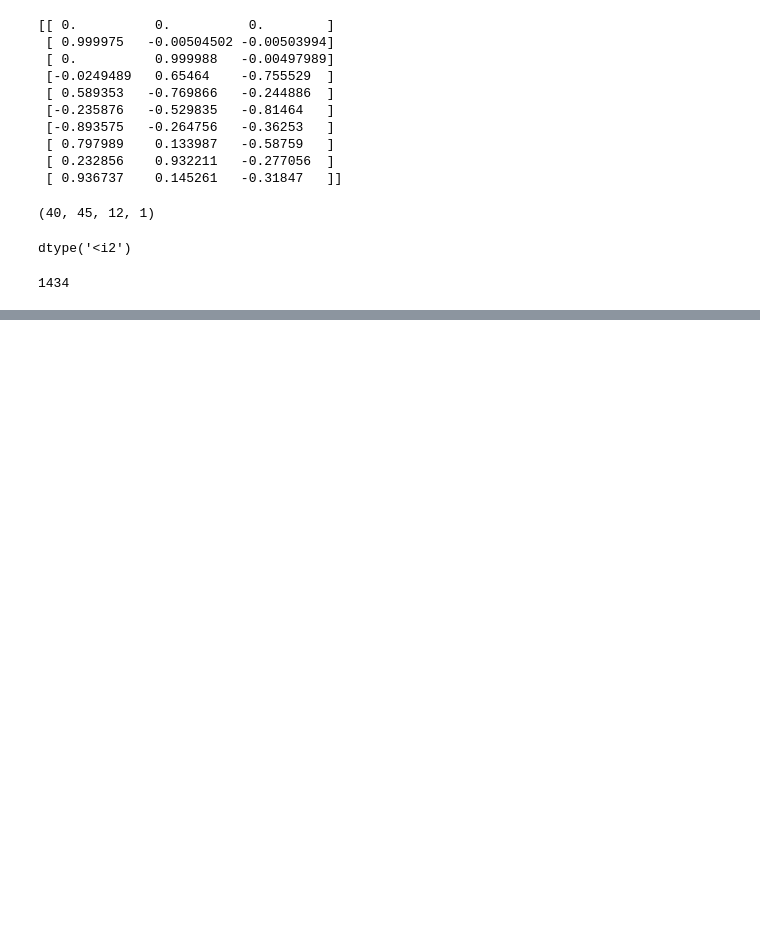
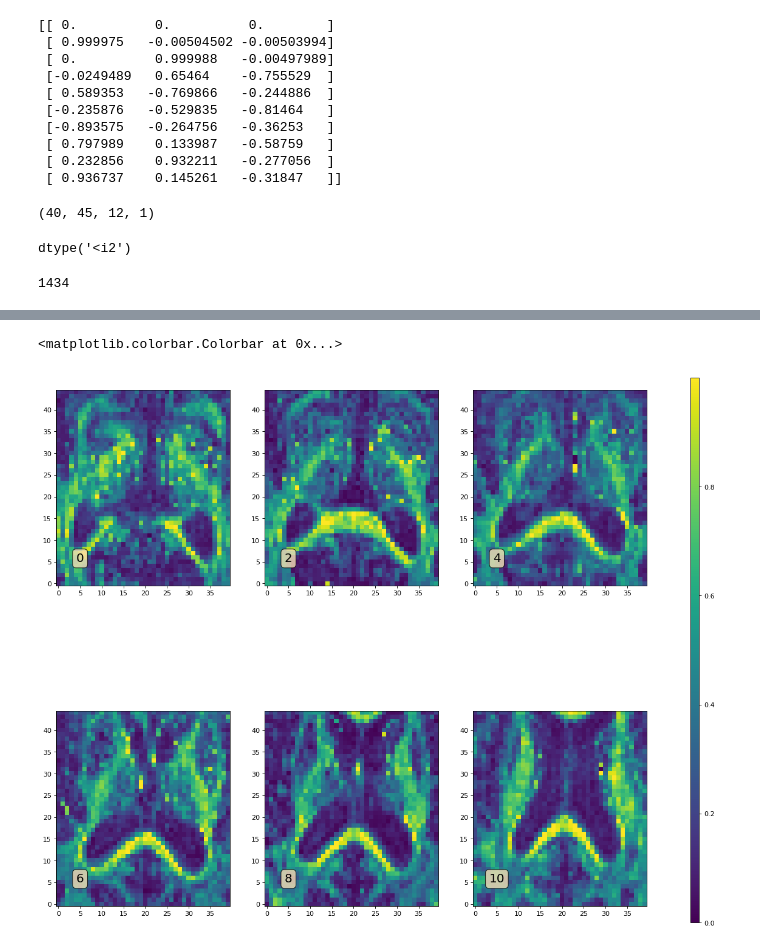
Before and after one commit to sameerd/DiffusionTensorImaging, a Jupyter notebook: notebooks/Free Water.ipynb, the cells around one changed output, grey strips where cells are left out. Cells and saved outputs as stored; diff of their text form; code cells hidden in the pictures; blank space fills up the shorter version.

```diff
--- a/notebooks/Free Water.ipynb
+++ b/notebooks/Free Water.ipynb
@@ -81,0 +106,17 @@ tenfit = tenmodel.fit(data)
+# %%
+# Plot the FA for a few z-indices
+fig=plt.figure(figsize=(18, 16), dpi= 80, facecolor='w', edgecolor='k')
+im = None
+for i, idx in enumerate(range(0, 12, 2)):
+    plt.subplot(2, 3, i+1)
+    plt.text(5, 5, str(idx), fontsize=18, ha="center", color="black",
+            bbox = dict(boxstyle='round', facecolor='wheat', alpha=0.8))
+    im = plt.imshow(FA[:,:, idx].transpose(), origin="lower")
+
+fig = plt.gcf()
+fig.subplots_adjust(right=0.8)
+cbar_ax = fig.add_axes([0.85, 0.15, 0.01, 0.7])
+fig.colorbar(im, cax=cbar_ax)
+# %% [output]
+<matplotlib.colorbar.Colorbar at 0x...>
+[figure, added]
```
Also changed, not shown: parts of 31 cells of this notebook, 1 other file.
